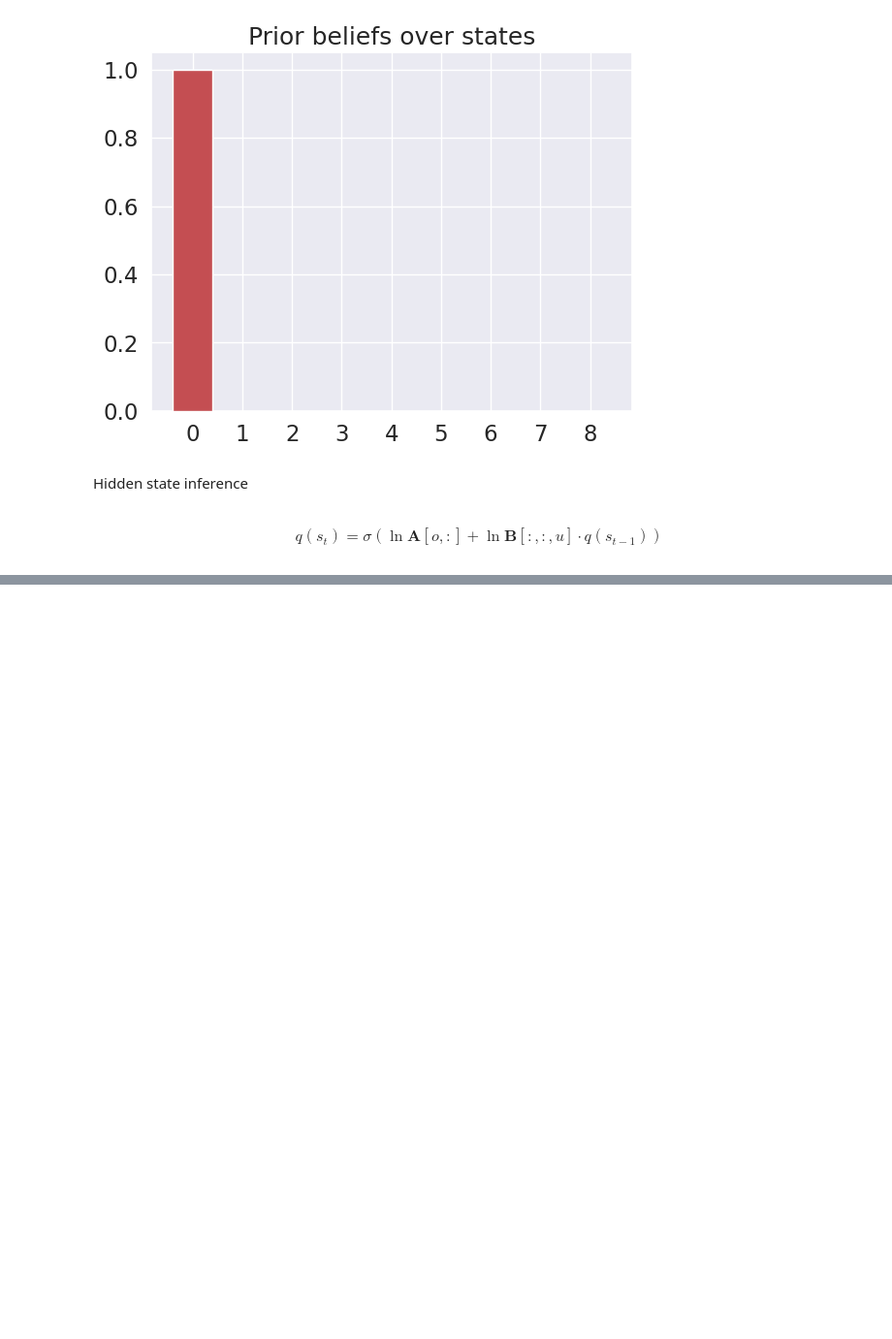
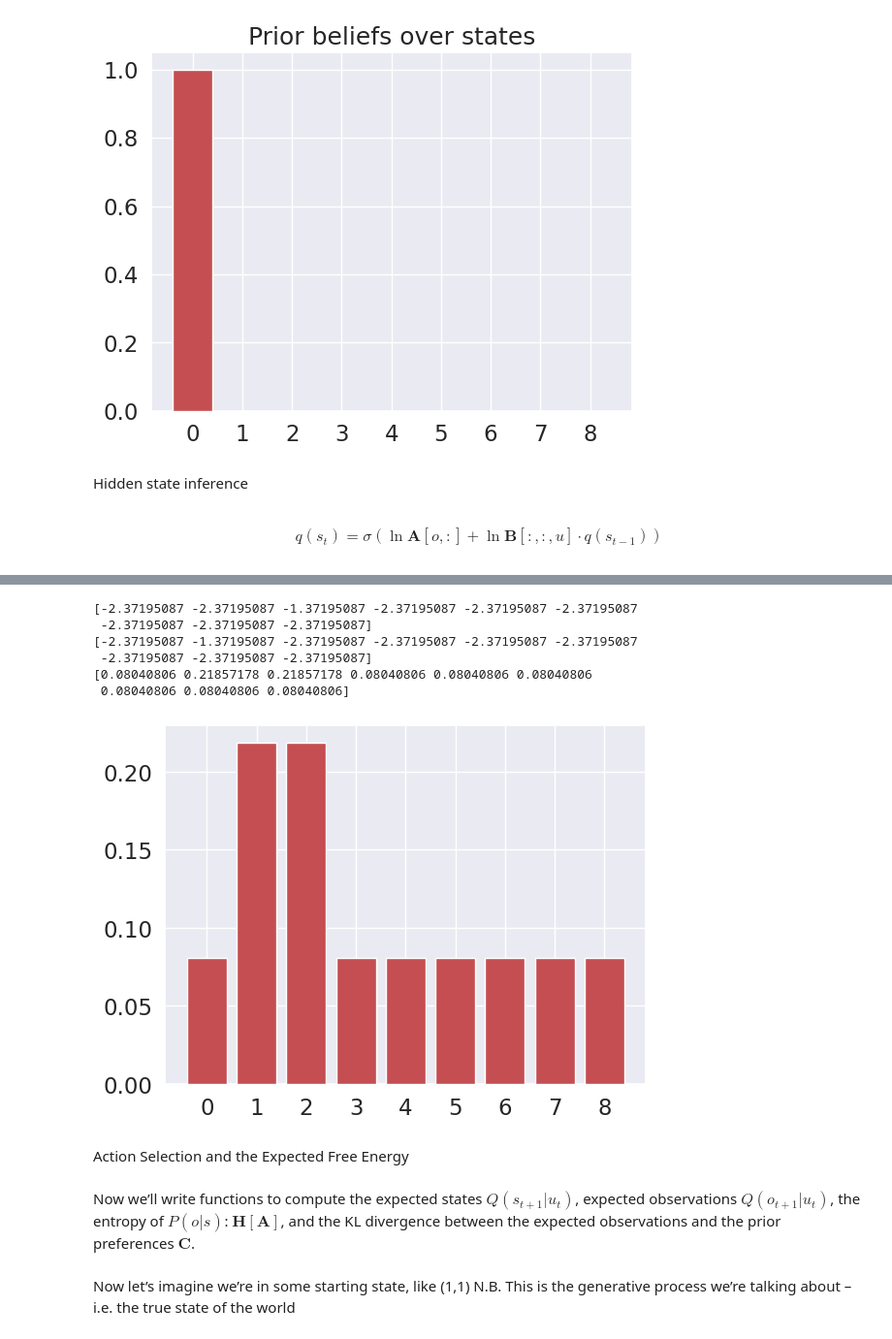
Before and after one commit to martinc999/active, a Jupyter notebook: turtorial.ipynb, the cells around one changed output, grey strips where cells are left out. Shown at 97% size. Saved outputs shown, nothing was run; the diff lists cells and outputs as text; code cells hidden in the pictures; blank space fills up the shorter version.

```diff
--- a/turtorial.ipynb
+++ b/turtorial.ipynb
@@ -353,0 +401,4 @@ $$ \begin{align} P(s_t) = \mathbf{E}{q(s{t-1})}\left[P(s_t | s_{t-1}, u_{t-1})\r
+# %%
+""" Create an ambiguous A matrix """
+A_partially_ambiguous = softmax(A)
+print(A_partially_ambiguous.round(3))
@@ -353,0 +421,16 @@ $$ \begin{align} P(s_t) = \mathbf{E}{q(s{t-1})}\left[P(s_t | s_{t-1}, u_{t-1})\r
+# %%
+""" Do inference with the new, partially-ambiguous A matrix and the noised-up prior """
+qs_new = infer_states(observation_index, A_partially_ambiguous, noisy_prior)
+plot_beliefs(qs_new)
+# %% [output]
+[-2.37195087 -2.37195087 -1.37195087 -2.37195087 -2.37195087 -2.37195087
+ -2.37195087 -2.37195087 -2.37195087]
+[-2.37195087 -1.37195087 -2.37195087 -2.37195087 -2.37195087 -2.37195087
+ -2.37195087 -2.37195087 -2.37195087]
+[0.08040806 0.21857178 0.21857178 0.08040806 0.08040806 0.08040806
+ 0.08040806 0.08040806 0.08040806]
+[figure, added]
+# %% [markdown]
+Action Selection and the Expected Free Energy
+# %% [markdown]
+Now we’ll write functions to compute the expected states $Q(s_{t+1}|u_t)$, expected observations $Q(o_{t+1}|u_t)$, the entropy of $P(o|s)$: $\mathbf{H}\left[\mathbf{A}\right]$, and the KL divergence between the expected observations and the prior preferences $\mathbf{C}$.
@@ -353,0 +464,2 @@ $$ \begin{align} P(s_t) = \mathbf{E}{q(s{t-1})}\left[P(s_t | s_{t-1}, u_{t-1})\r
+# %% [markdown]
+Now let’s imagine we’re in some starting state, like (1,1) N.B. This is the generative process we’re talking about – i.e. the true state of the world
```
Also changed, not shown: parts of 32 cells of this notebook.
